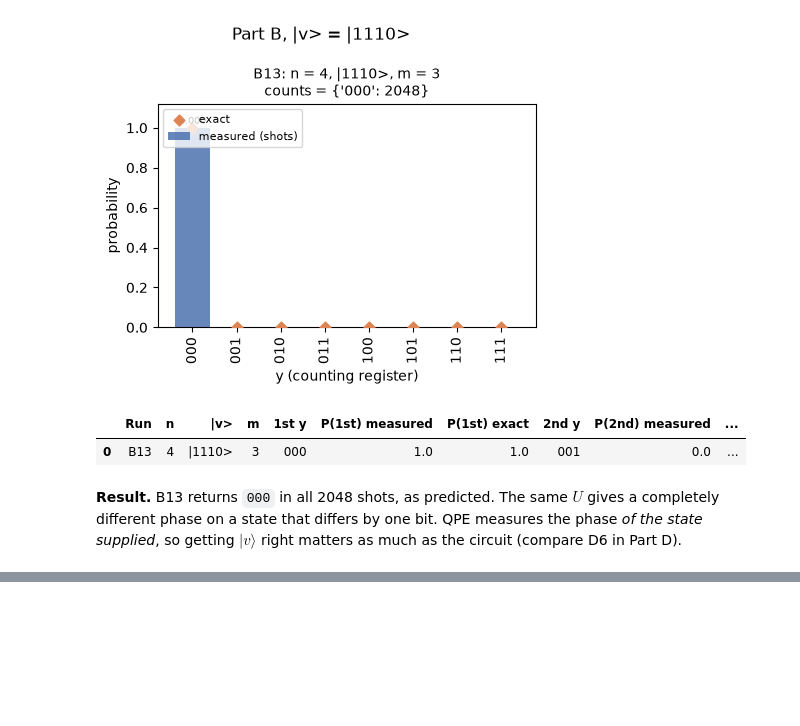
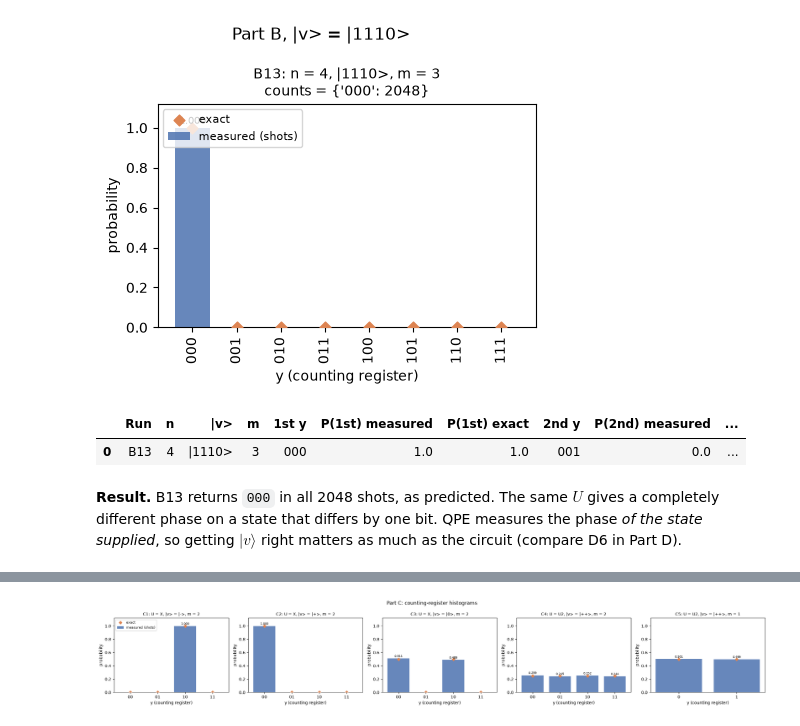
Before and after one commit to ShahVraj27/QAP-Assignment-2, a Jupyter notebook: notebooks/Assignment2_QPE.ipynb, the cells around one changed output, grey strips where cells are left out. Saved outputs shown, nothing was run; the diff lists cells and outputs as text; code cells hidden in the pictures; blank space fills up the shorter version.

Commit message:
Commit 3: Part C non-eigenstate experiments and Part D broken-circuit diagnosis

```diff
--- a/notebooks/Assignment2_QPE.ipynb
+++ b/notebooks/Assignment2_QPE.ipynb
@@ -676,0 +695,7 @@ table_b13
+# %%
+from qpe.part_c import part_c_runs, part_c_table, joint_table, format_state, plot_joint
+
+c_runs = part_c_runs(method="repeat", shots=SHOTS, seed=SEED)
+table_c = part_c_table(c_runs)
+table_c.to_csv(TAB_DIR / "part_c_results.csv", index=False)
+table_c
@@ -676,0 +709,7 @@ table_b13
+# %%
+panels = [{"measured": r["measured"], "exact": r["exact"], "m": r["m"],
+           "title": f"{r['run']}: U = {r['U']}, |v> = {r['|v>']}, m = {r['m']}"} for r in c_runs]
+plot_side_by_side(panels, "Part C: counting-register histograms", FIG_DIR / "part_c_counting.png")
+plt.show()
+# %% [output]
+[figure, added]
```
Also changed, not shown: parts of 11 cells of this notebook, 14 other files.
